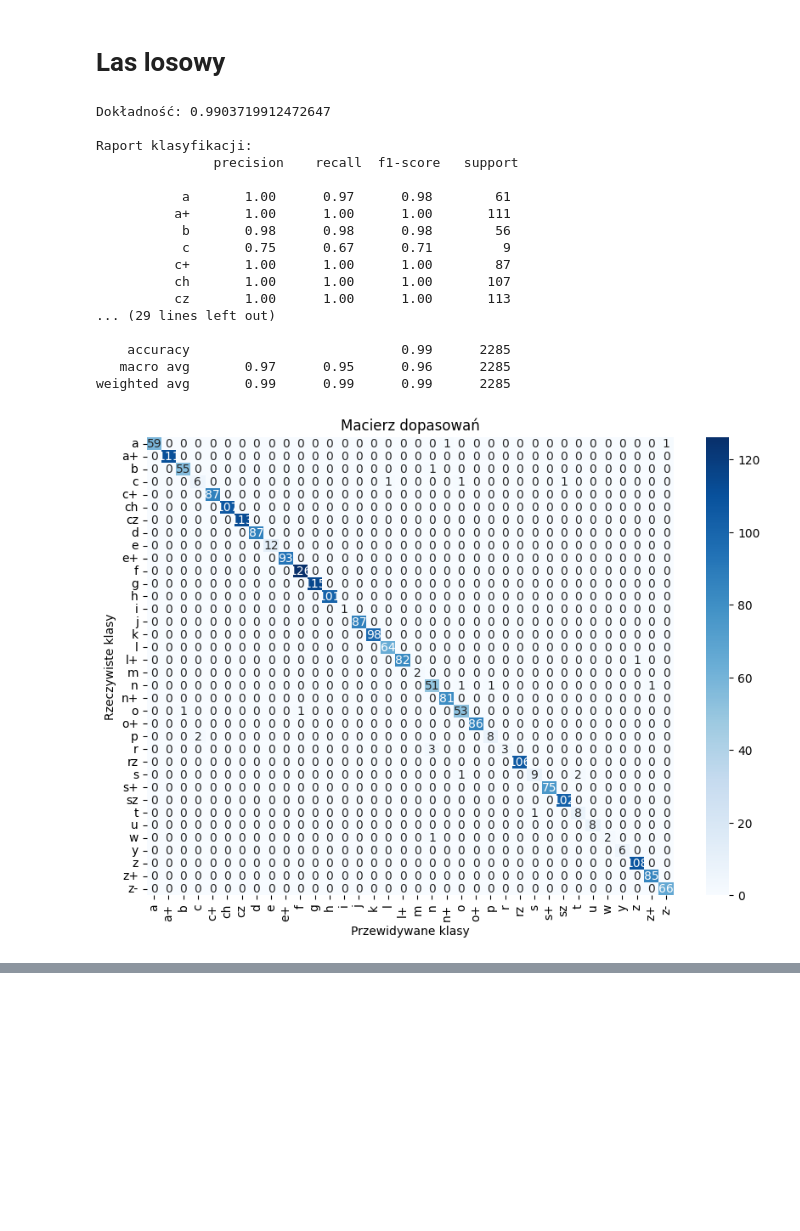
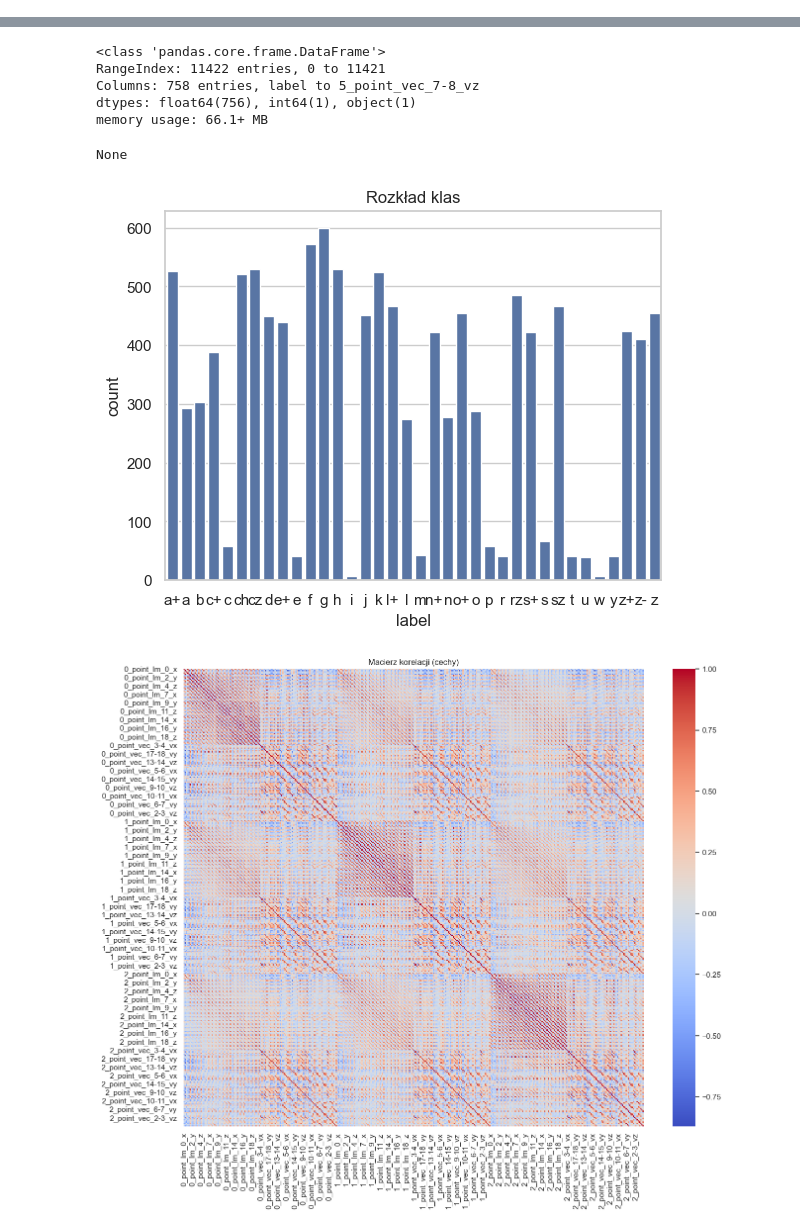
Before and after one commit to Projekt-Kompetencyjny-Jezyk-Migowy/losowe_i_wydobycie_test, a Jupyter notebook: main.ipynb, the cells around one changed output, grey strips where cells are left out. Saved outputs shown, nothing was run; the diff lists cells and outputs as text; code cells hidden in the pictures; blank space fills up the shorter version.

```diff
--- a/main.ipynb
+++ b/main.ipynb
@@ -65,45 +29,27 @@ data
-# %% [markdown]
-# Las losowy
-# %%
-y = data.iloc[:, 0]
-X = data.iloc[:, 1:]
-
-X_train, X_test, y_train, y_test = train_test_split(X, y, test_size=0.2, random_state=42)
-
-model = RandomForestClassifier(n_estimators=100, random_state=42)
-model.fit(X_train, y_train)
-
-y_pred = model.predict(X_test)
-
-print("Dokładność:", accuracy_score(y_test, y_pred))
-
-print("\nRaport klasyfikacji:\n", classification_report(y_test, y_pred))
-
-cm = confusion_matrix(y_test, y_pred)
-
-# Wizualizacja macierzy dopasowań
-plt.figure(figsize=(10, 7))
-sns.heatmap(cm, annot=True, fmt='d', cmap='Blues', xticklabels=model.classes_, yticklabels=model.classes_)
-plt.title("Macierz dopasowań")
-plt.xlabel("Przewidywane klasy")
-plt.ylabel("Rzeczywiste klasy")
-plt.show()
-# %% [output]
-Dokładność: 0.9903719912472647
-
-Raport klasyfikacji:
-               precision    recall  f1-score   support
-
-           a       1.00      0.97      0.98        61
-          a+       1.00      1.00      1.00       111
-           b       0.98      0.98      0.98        56
-           c       0.75      0.67      0.71         9
-          c+       1.00      1.00      1.00        87
-          ch       1.00      1.00      1.00       107
-          cz       1.00      1.00      1.00       113
-... (29 lines left out)
-
-    accuracy                           0.99      2285
-   macro avg       0.97      0.95      0.96      2285
-weighted avg       0.99      0.99      0.99      2285
-[figure, removed]
+# %%
+data = pd.read_excel("złączone_dane.xlsx")
+
+display(data.head())
+display(data.describe())
+display(data.info())
+
+sns.countplot(x='label', data=data)
+plt.title('Rozkład klas')
+plt.show()
+
+data = data.drop("image_id", axis=1)
+
+# Usuwanie kolumn 3_p, 4_p, 5_p
+for column in data.columns:
+    if '3_p' in column or '4_p' in column or '5_p' in column:
+        data = data.drop(column, axis=1)
+
+# Usunięcie kolumny label przed liczeniem korelacji
+features_only = data.drop('label', axis=1)
+
+
+plt.figure(figsize=(15, 12))
+sns.heatmap(features_only.corr(), cmap='coolwarm')
+plt.title('Macierz korelacji (cechy)')
+plt.show()
+# %% [output]
@@ -109,0 +71,8 @@ weighted avg       0.99      0.99      0.99      2285
+<class 'pandas.core.frame.DataFrame'>
+RangeIndex: 11422 entries, 0 to 11421
+Columns: 758 entries, label to 5_point_vec_7-8_vz
+dtypes: float64(756), int64(1), object(1)
+memory usage: 66.1+ MB
+None
+[figure, added]
+[figure, added]
```
Also changed, not shown: parts of 14 cells of this notebook, 3 other files.
